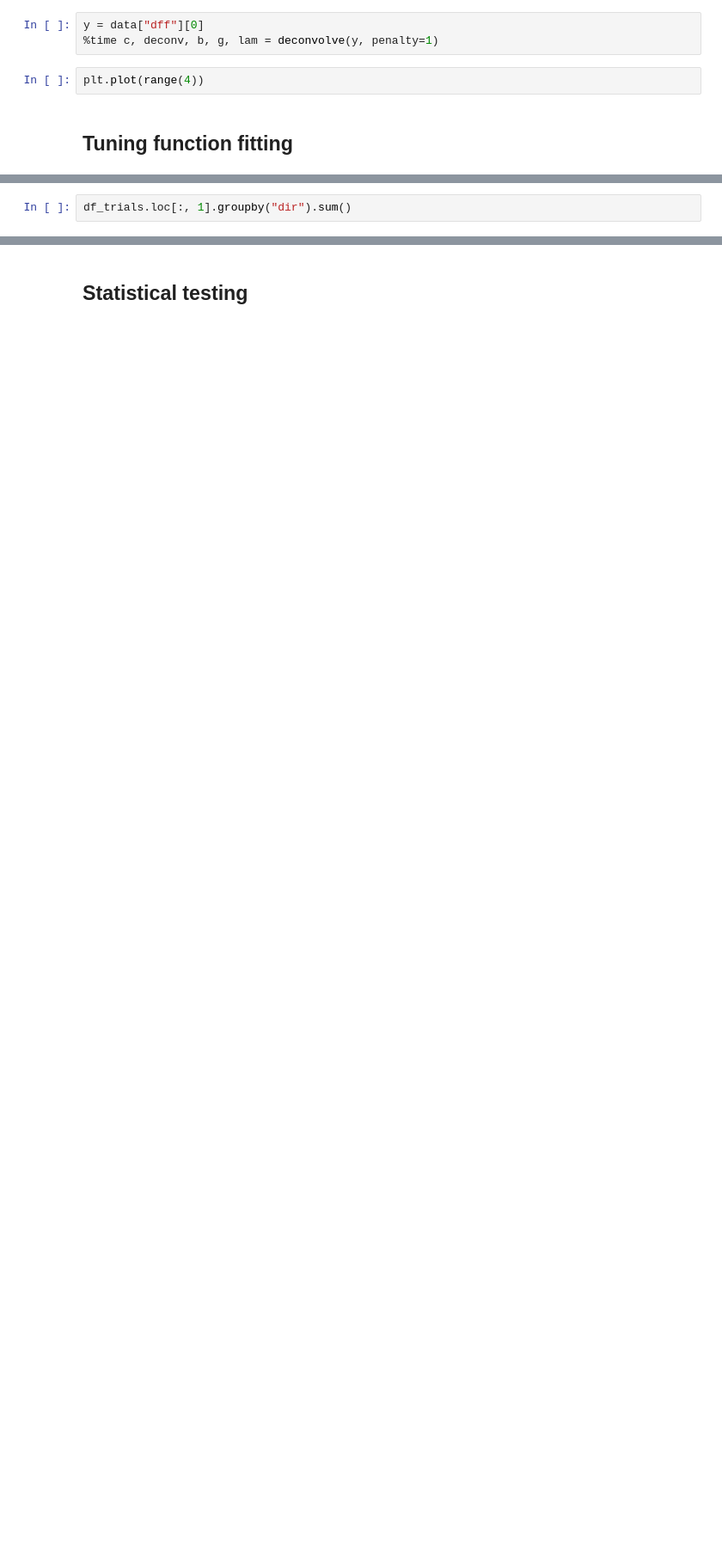
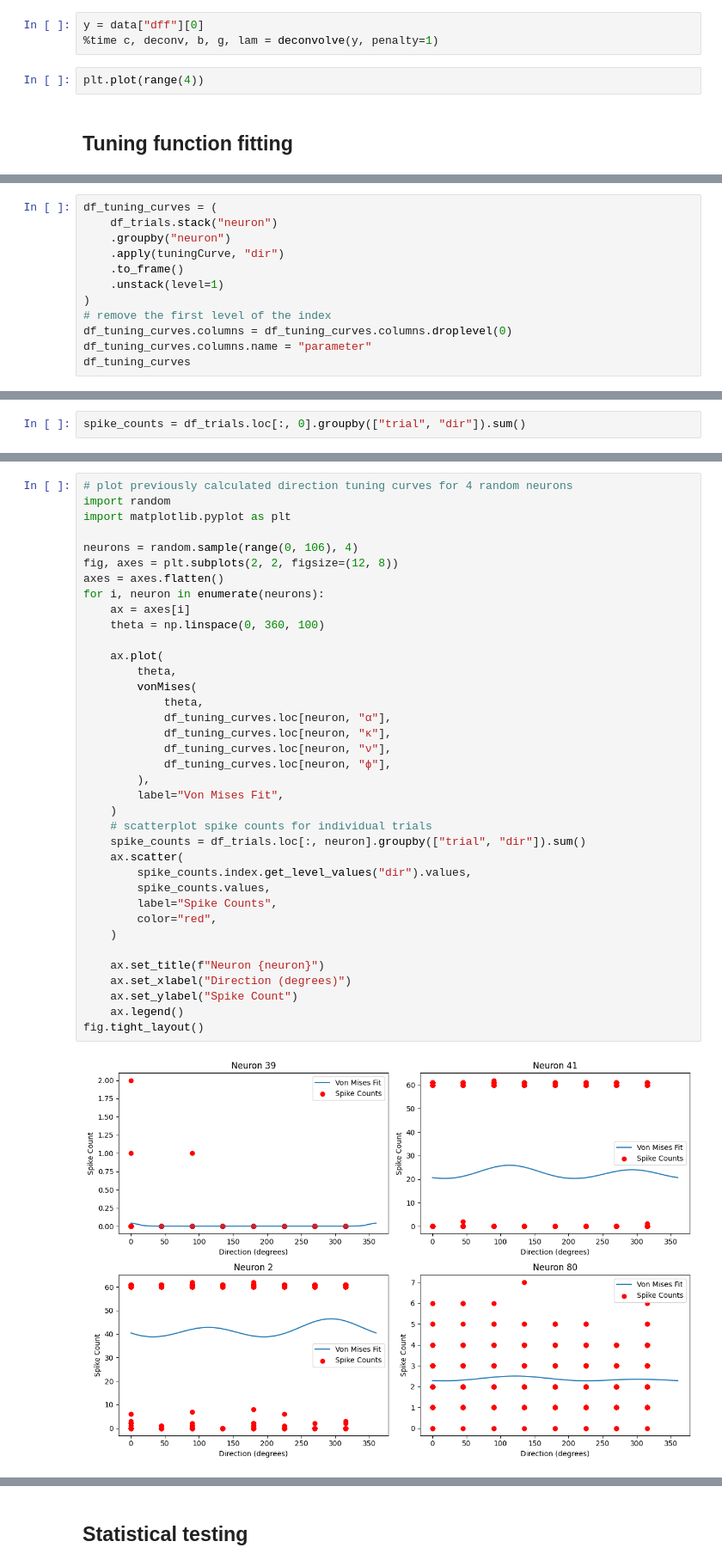
Before and after one commit to toniklenk/NeuralDataScience, a Jupyter notebook: Abschlussprojekt/practical01.ipynb, the cells around one changed output, grey strips where cells are left out. Shown at 86% size. Saved outputs shown, nothing was run; the diff lists cells and outputs as text; blank space fills up the shorter version.

Commit message:
tuning curve dataframe ready

```diff
--- a/Abschlussprojekt/practical01.ipynb
+++ b/Abschlussprojekt/practical01.ipynb
@@ -712,0 +621,12 @@ def tuningCurve(
+# %%
+df_tuning_curves = (
+    df_trials.stack("neuron")
+    .groupby("neuron")
+    .apply(tuningCurve, "dir")
+    .to_frame()
+    .unstack(level=1)
+)
+# remove the first level of the index
+df_tuning_curves.columns = df_tuning_curves.columns.droplevel(0)
+df_tuning_curves.columns.name = "parameter"
+df_tuning_curves
@@ -713,3 +665,3 @@ def tuningCurve(
 # %%
-df_trials.loc[:, 1].groupby("dir").sum()
+spike_counts = df_trials.loc[:, 0].groupby(["trial", "dir"]).sum()
 # %% [output]
@@ -737,0 +681,39 @@ for i, neuron in enumerate(neurons):
+# %%
+# plot previously calculated direction tuning curves for 4 random neurons
+import random
+import matplotlib.pyplot as plt
+
+neurons = random.sample(range(0, 106), 4)
+fig, axes = plt.subplots(2, 2, figsize=(12, 8))
+axes = axes.flatten()
+for i, neuron in enumerate(neurons):
+    ax = axes[i]
+    theta = np.linspace(0, 360, 100)
+
+    ax.plot(
+        theta,
+        vonMises(
+            theta,
+            df_tuning_curves.loc[neuron, "α"],
+            df_tuning_curves.loc[neuron, "κ"],
+            df_tuning_curves.loc[neuron, "ν"],
+            df_tuning_curves.loc[neuron, "ϕ"],
+        ),
+        label="Von Mises Fit",
+    )
+    # scatterplot spike counts for individual trials
+    spike_counts = df_trials.loc[:, neuron].groupby(["trial", "dir"]).sum()
+    ax.scatter(
+        spike_counts.index.get_level_values("dir").values,
+        spike_counts.values,
+        label="Spike Counts",
+        color="red",
+    )
+
+    ax.set_title(f"Neuron {neuron}")
+    ax.set_xlabel("Direction (degrees)")
+    ax.set_ylabel("Spike Count")
+    ax.legend()
+fig.tight_layout()
+# %% [output]
+[figure, added]
```
Also changed, not shown: parts of 12 cells of this notebook, 1 other file.
